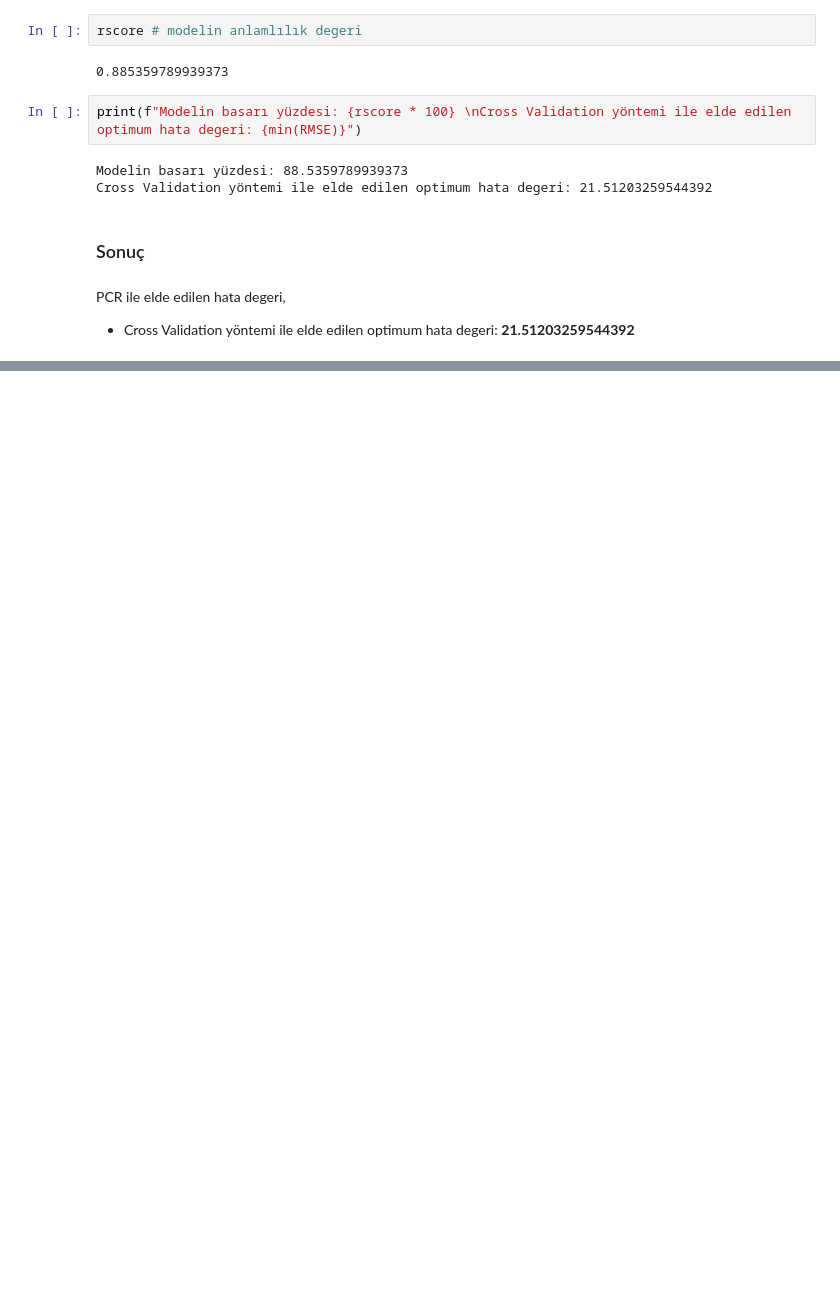
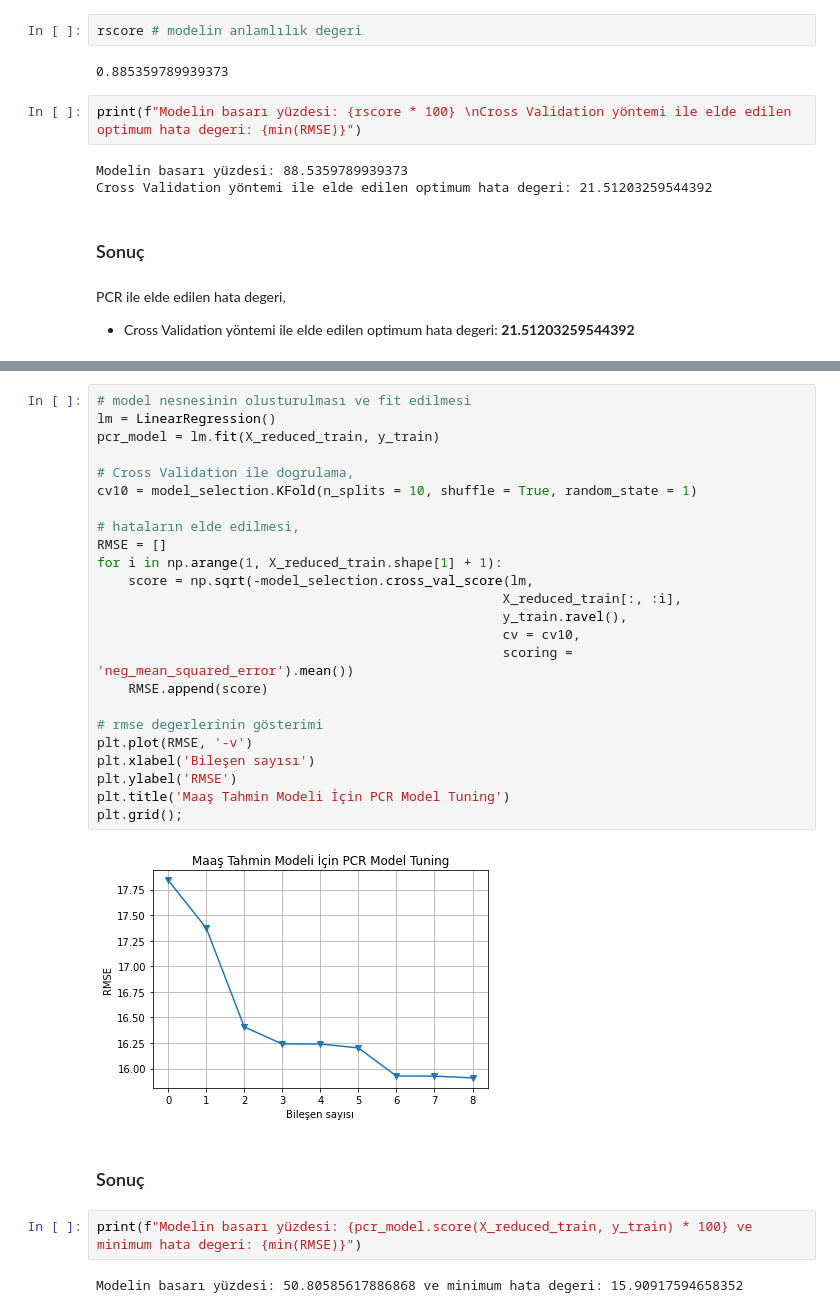
Before and after one commit to mrkizmaz/DataScience-and-MachineLearning, a Jupyter notebook: ML-Exercises/3-PCR.ipynb, the cells around one changed output, grey strips where cells are left out. Cells and saved outputs as stored; diff of their text form; blank space fills up the shorter version.

```diff
--- a/ML-Exercises/3-PCR.ipynb
+++ b/ML-Exercises/3-PCR.ipynb
@@ -249,0 +425,32 @@ PCR ile elde edilen hata degeri,
+# %%
+# model nesnesinin olusturulması ve fit edilmesi
+lm = LinearRegression()
+pcr_model = lm.fit(X_reduced_train, y_train)
+
+# Cross Validation ile dogrulama,
+cv10 = model_selection.KFold(n_splits = 10, shuffle = True, random_state = 1)
+
+# hataların elde edilmesi,
+RMSE = []
+for i in np.arange(1, X_reduced_train.shape[1] + 1):
+    score = np.sqrt(-model_selection.cross_val_score(lm,
+                                                    X_reduced_train[:, :i],
+                                                    y_train.ravel(),
+                                                    cv = cv10,
+                                                    scoring = 'neg_mean_squared_error').mean())
+    RMSE.append(score)
+
+# rmse degerlerinin gösterimi
+plt.plot(RMSE, '-v')
+plt.xlabel('Bileşen sayısı')
+plt.ylabel('RMSE')
+plt.title('Maaş Tahmin Modeli İçin PCR Model Tuning')
+plt.grid();
+# %% [output]
+[figure, added]
+# %% [markdown]
+### Sonuç
+# %%
+print(f"Modelin basarı yüzdesi: {pcr_model.score(X_reduced_train, y_train) * 100} ve minimum hata degeri: {min(RMSE)}")
+# %% [output]
+Modelin basarı yüzdesi: 50.80585617886868 ve minimum hata degeri: 15.90917594658352
```
Also changed, not shown: parts of 19 cells of this notebook.
